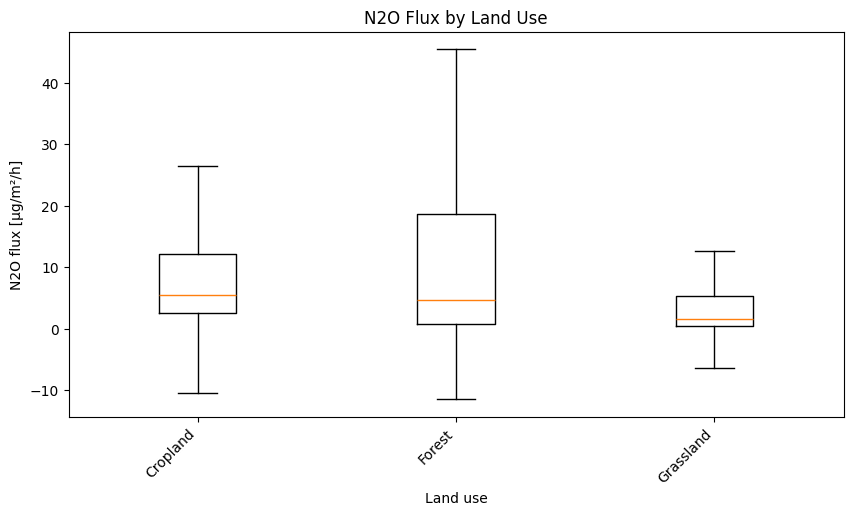
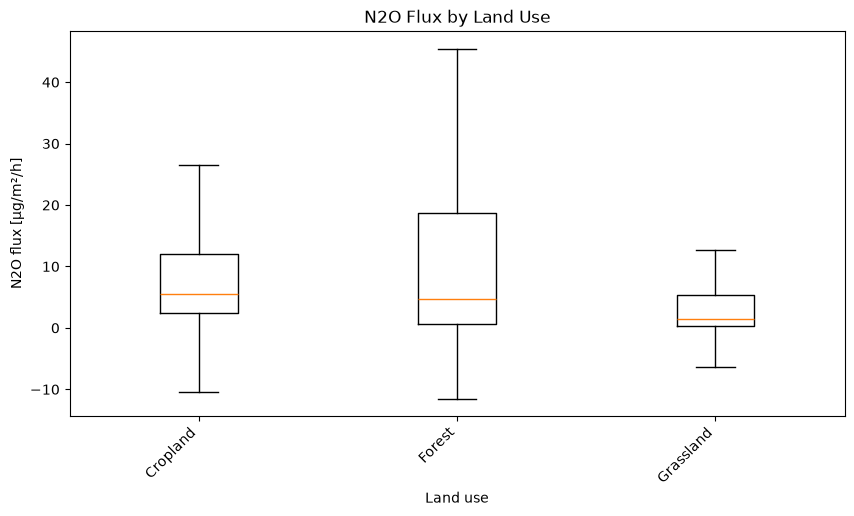
Code edit (unified diff) that turned the first committed figure into the second:
--- before
+++ after
@@ -19,5 +19,6 @@
 
 plt.figure(figsize=(10, 5))
-plt.boxplot(data_to_plot, labels=land_use_order, showfliers=False)
+# plt.boxplot(data_to_plot, label=land_use_order, showfliers=False)
+plt.boxplot(data_to_plot, tick_labels=list(land_use_order), showfliers=False)
 plt.xlabel("Land use")
 plt.ylabel("N2O flux [µg/m²/h]")

Commit: chore: update data ingestion workflow